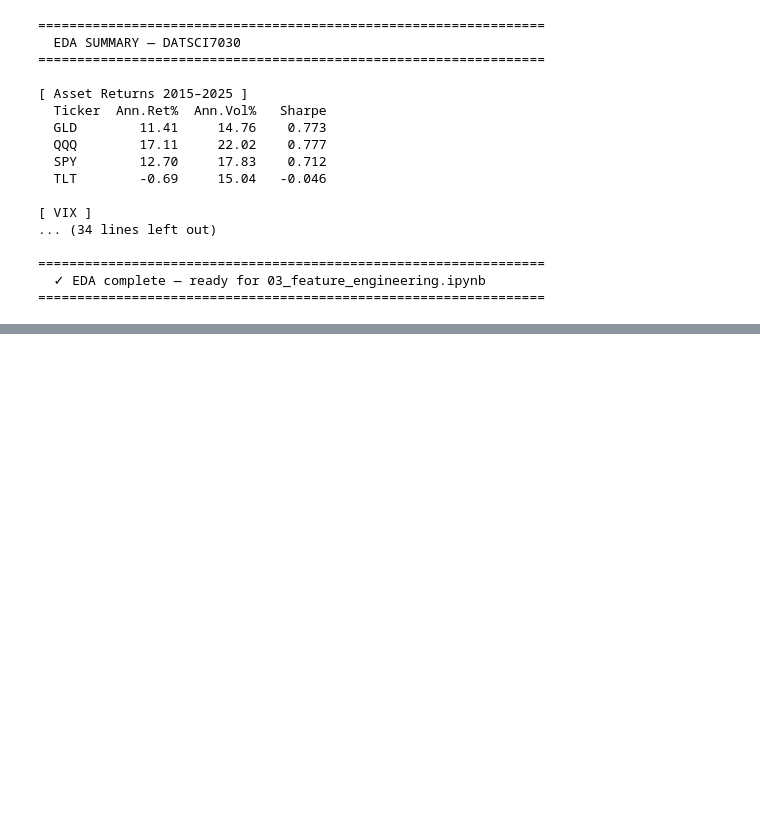
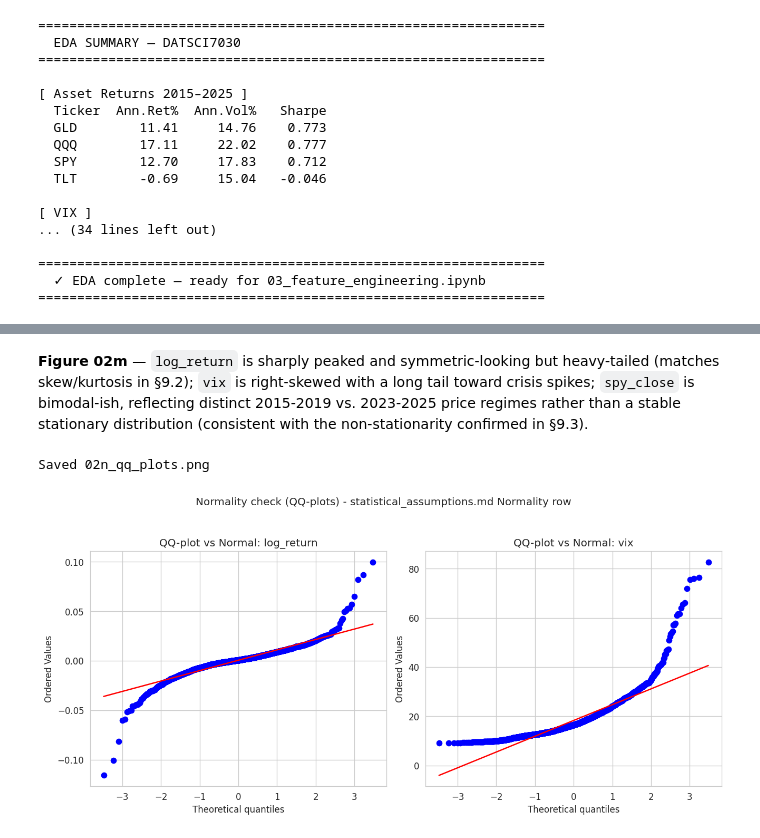
Before and after one commit to videnify/7030DATSCI, a Jupyter notebook: notebooks/02_eda.ipynb, the cells around one changed output, grey strips where cells are left out. Drawn from its saved outputs; the diff is of its cells as text; code cells hidden in the pictures; blank space fills up the shorter version.

```diff
--- a/notebooks/02_eda.ipynb
+++ b/notebooks/02_eda.ipynb
@@ -1374,0 +1389,13 @@ print("=" * 65)
+# %%
+
+import pandas as pd, numpy as np
+from scipy import stats as sps
+from statsmodels.tsa.stattools import adfuller, kpss
+import warnings
+warnings.filterwarnings('ignore')
+
+PROCESSED = config['paths']['data_processed']
+master_df = pd.read_parquet(os.path.join(PROCESSED, 'master_dataset.parquet'), engine='fastparquet').sort_values('date').reset_index(drop=True)
+print("master_dataset.parquet loaded:", master_df.shape)
+print("Date range:", master_df['date'].min(), "to", master_df['date'].max())
+print("Split counts:", master_df['split'].value_counts().to_dict())
@@ -1374,0 +1591,16 @@ print("=" * 65)
+# %% [markdown]
+**Figure 02m** — `log_return` is sharply peaked and symmetric-looking but heavy-tailed (matches skew/kurtosis in §9.2); `vix` is right-skewed with a long tail toward crisis spikes; `spy_close` is bimodal-ish, reflecting distinct 2015-2019 vs. 2023-2025 price regimes rather than a stable stationary distribution (consistent with the non-stationarity confirmed in §9.3).
+# %%
+
+fig, axes = plt.subplots(1, 2, figsize=(11, 5))
+for ax, col in zip(axes, ['log_return', 'vix']):
+    sps.probplot(master_df[col].dropna(), dist='norm', plot=ax)
+    ax.set_title(f'QQ-plot vs Normal: {col}')
+fig.suptitle('Normality check (QQ-plots) - statistical_assumptions.md Normality row', y=1.03)
+fig.tight_layout()
+fig.savefig(os.path.join(config['paths']['figures'], '02n_qq_plots.png'), dpi=120, bbox_inches='tight')
+plt.close(fig)
+print('Saved 02n_qq_plots.png')
+# %% [output]
+Saved 02n_qq_plots.png
+[figure, added]
```
Also changed, not shown: parts of 24 cells of this notebook, 49 other files.
